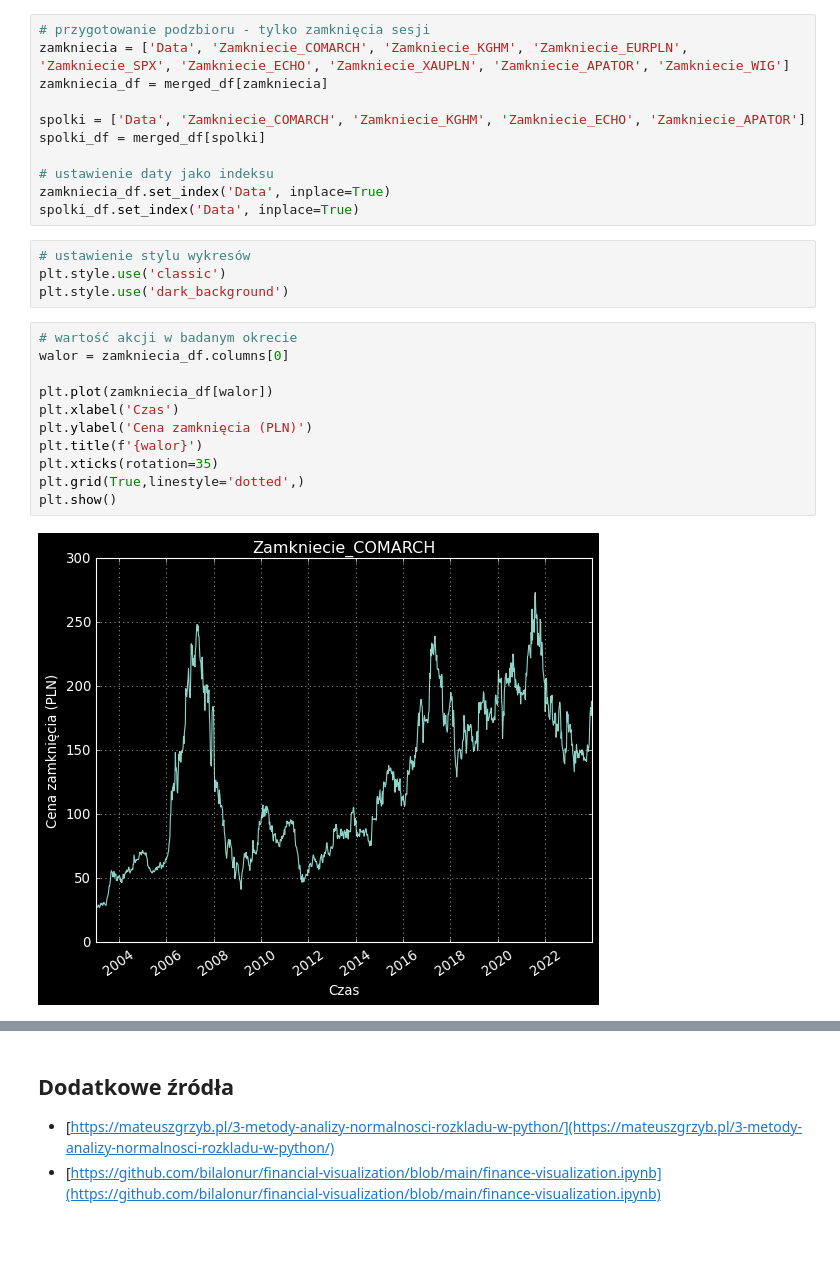
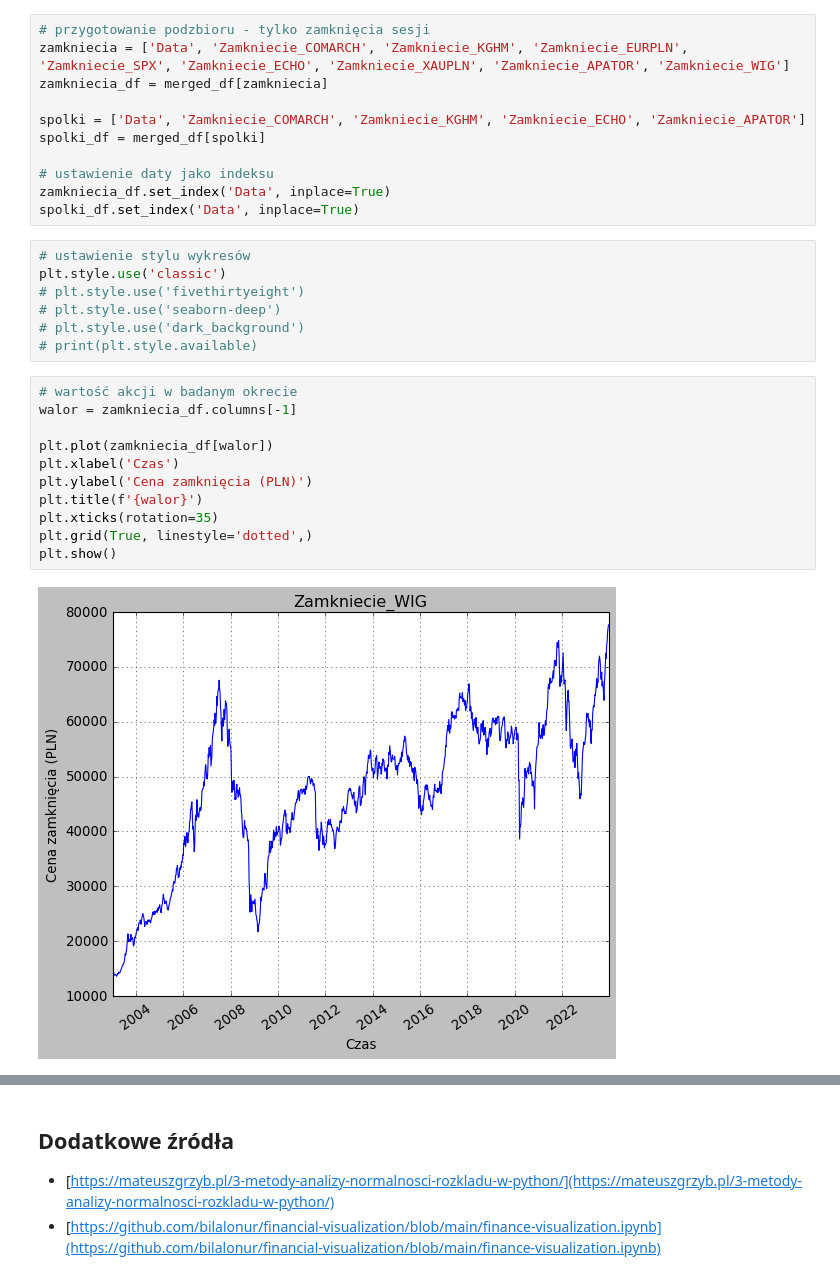
Before and after one commit to andkoc001/statistical-modeling, a Jupyter notebook: project.ipynb, the cells around one changed output, grey strips where cells are left out. Cells and saved outputs as stored; diff of their text form; blank space fills up the shorter version.

Commit message:
timeseries plots enhanced

```diff
--- a/project.ipynb
+++ b/project.ipynb
@@ -169,19 +158,22 @@ spolki_df.set_index('Data', inplace=True)
 # %%
 # ustawienie stylu wykresów
 plt.style.use('classic')
-plt.style.use('dark_background')
+# plt.style.use('fivethirtyeight')
+# plt.style.use('seaborn-deep')
+# plt.style.use('dark_background')
+# print(plt.style.available)
 # %%
 # wartość akcji w badanym okrecie
-walor = zamkniecia_df.columns[0]
+walor = zamkniecia_df.columns[-1]
 
 plt.plot(zamkniecia_df[walor])
 plt.xlabel('Czas')
 plt.ylabel('Cena zamknięcia (PLN)')
 plt.title(f'{walor}')
 plt.xticks(rotation=35)
-plt.grid(True,linestyle='dotted',)
+plt.grid(True, linestyle='dotted',)
 plt.show()
 # %% [output]
-[figure, old version]
+[figure, new version]
 # %%
 # wartość danego waloru w badanym okrecie
```
Also changed, not shown: parts of 7 cells of this notebook.
